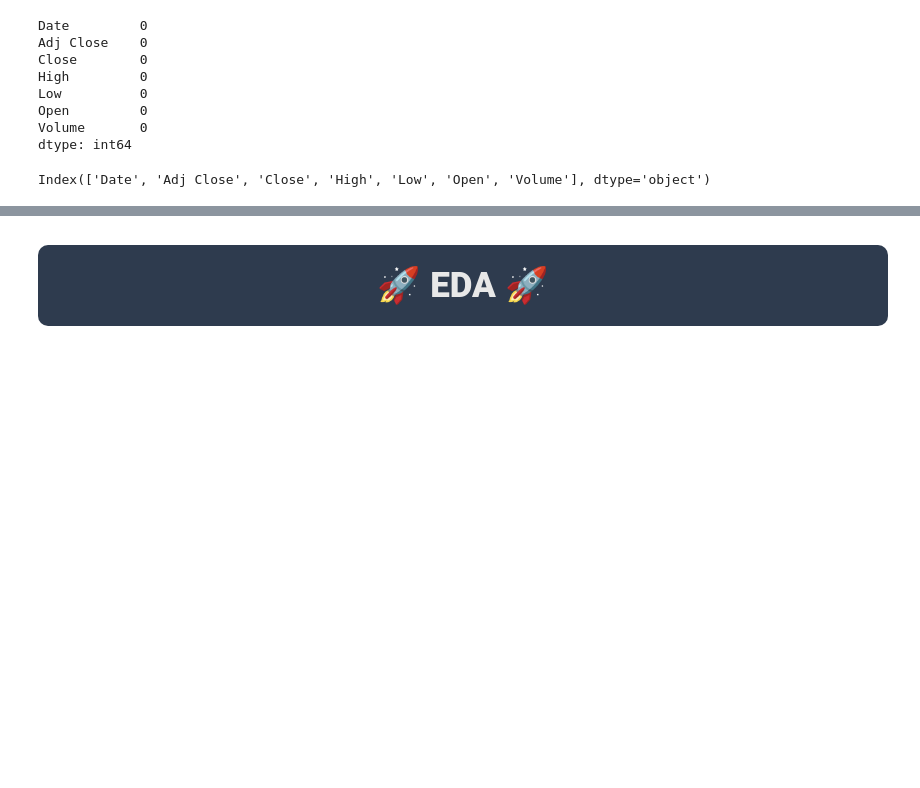
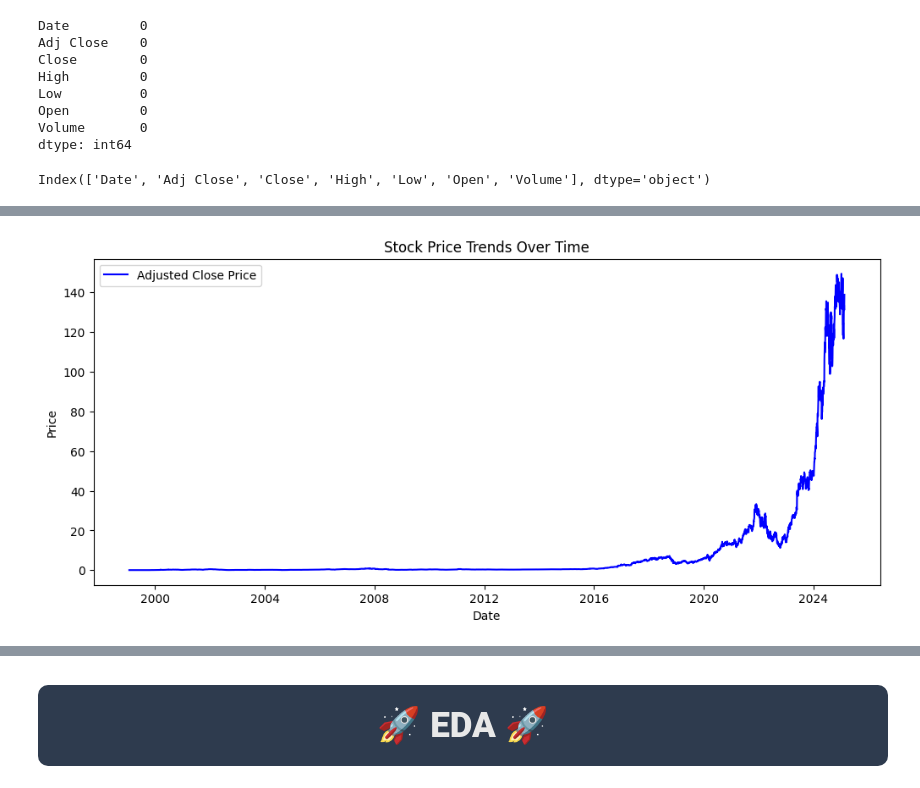
Before and after one commit to lalitssonawane/ineuron-internship, a Jupyter notebook: 2025-nvidia-stock-analysis-and-trends.ipynb, the cells around one changed output, grey strips where cells are left out. Saved outputs shown, nothing was run; the diff lists cells and outputs as text; code cells hidden in the pictures; blank space fills up the shorter version.

Commit message:
Kaggle Notebook | 2025 NVIDIA Stock Analysis and Trends | 2025 NVIDIA Stock Analysis and Trends

```diff
--- a/2025-nvidia-stock-analysis-and-trends.ipynb
+++ b/2025-nvidia-stock-analysis-and-trends.ipynb
@@ -108,0 +131,14 @@ Index(['Date', 'Adj Close', 'Close', 'High', 'Low', 'Open', 'Volume'], dtype='ob
+# %%
+df["Date"] = pd.to_datetime(df["Date"])
+df.set_index("Date", inplace=True)
+
+# 1. Stock Price Trends Over Time
+plt.figure(figsize=(12, 5))
+plt.plot(df.index, df["Adj Close"], label="Adjusted Close Price", color="blue")
+plt.xlabel("Date")
+plt.ylabel("Price")
+plt.title("Stock Price Trends Over Time")
+plt.legend()
+plt.show()
+# %% [output]
+[figure, added]
```
Also changed, not shown: parts of 20 cells of this notebook.
